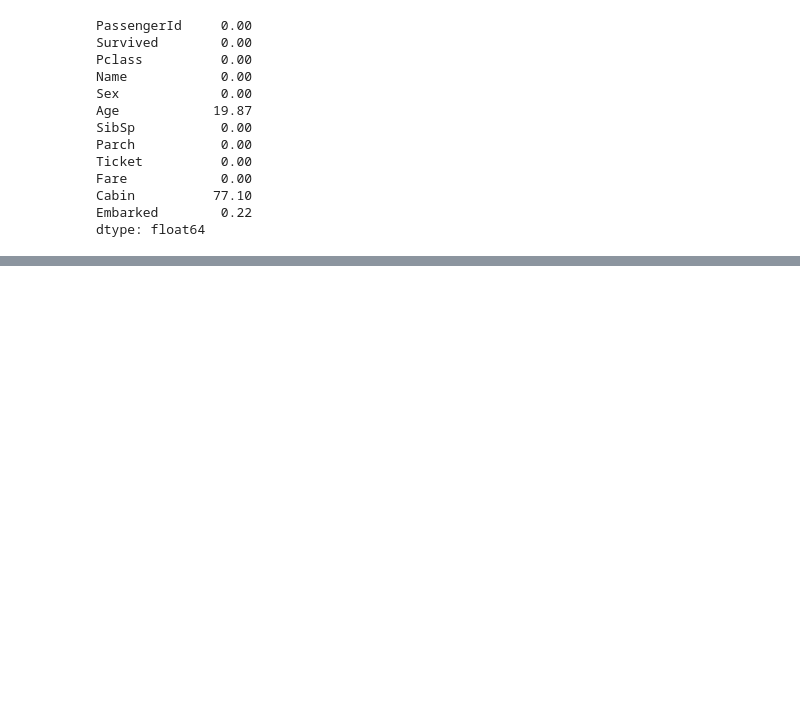
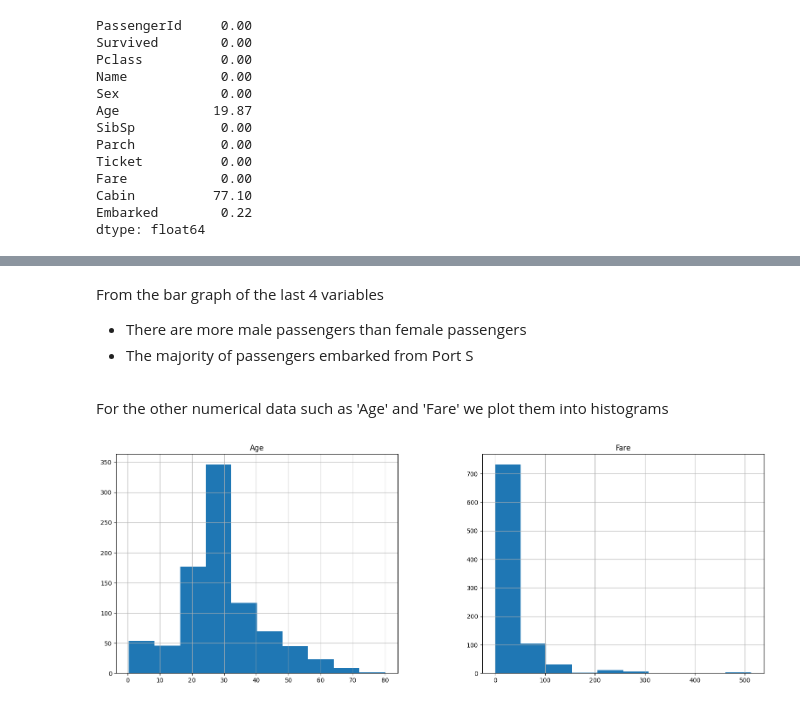
Before and after one commit to Wacky42/titanic-kaggle, a Jupyter notebook: Titanic.ipynb, the cells around one changed output, grey strips where cells are left out. Saved outputs shown, nothing was run; the diff lists cells and outputs as text; code cells hidden in the pictures; blank space fills up the shorter version.

```diff
--- a/Titanic.ipynb
+++ b/Titanic.ipynb
@@ -143,0 +309,15 @@ dtype: int64
+# %% [markdown]
+From the bar graph of the last 4 variables
+<ul>
+    <li> There are more male passengers than female passengers </li>
+    <li> The majority of passengers embarked from Port S </li>
+<ul>
+# %% [markdown]
+For the other numerical data such as 'Age' and 'Fare' we plot them into histograms
+# %%
+df4 = df[['Age', 'Fare']]
+
+df4.hist(layout=(2, 3), figsize=(30, 15))
+plt.show()
+# %% [output]
+[figure, added]
```
Also changed, not shown: parts of 28 cells of this notebook, 1 other file.
